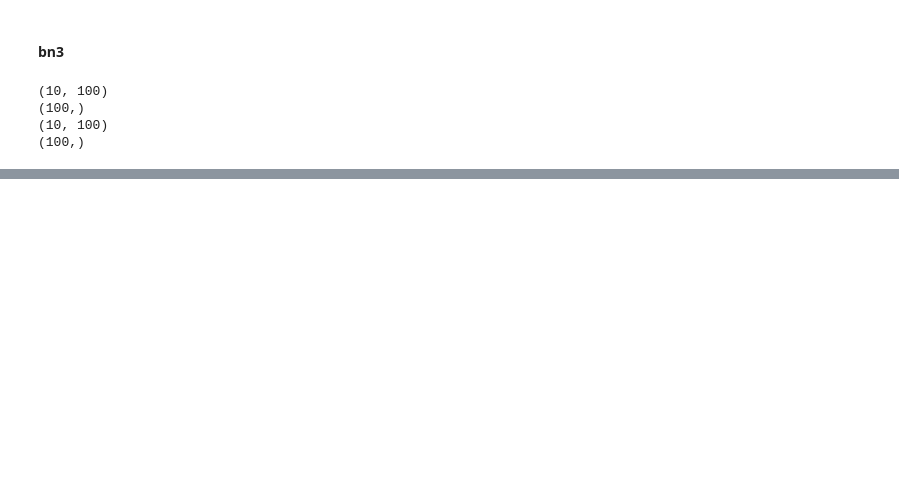
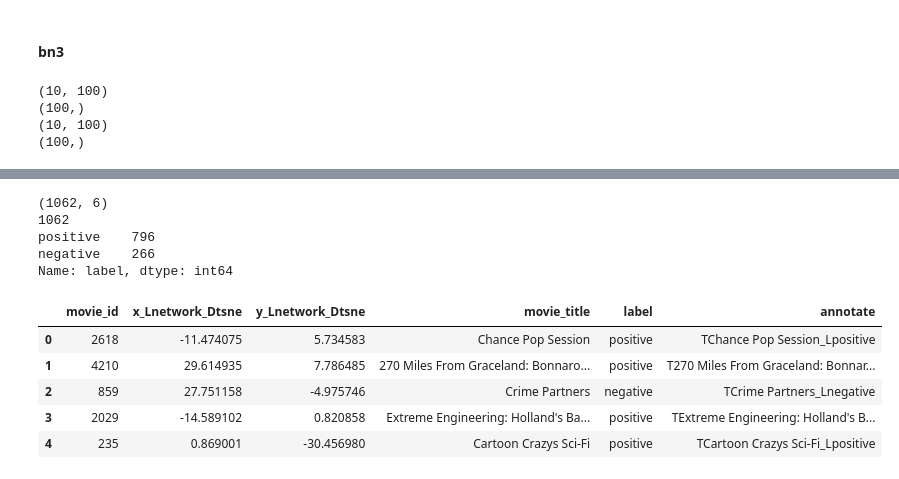
Before and after one commit to varunnathan/ML, a Jupyter notebook: KG_NetflixMovieRecommendation_April30/NN_Regression_Activation_Visualization_BertEmbeddings.ipynb, the cells around one changed output, grey strips where cells are left out. Drawn from its saved outputs; the diff is of its cells as text; code cells hidden in the pictures; blank space fills up the shorter version.

```diff
--- a/KG_NetflixMovieRecommendation_April30/NN_Regression_Activation_Visualization_BertEmbeddings.ipynb
+++ b/KG_NetflixMovieRecommendation_April30/NN_Regression_Activation_Visualization_BertEmbeddings.ipynb
@@ -754,0 +768,29 @@ plot_scatter_intermediate_outputs(activations['bn1'], 'bn1')
+# %%
+cols = ['movie_id', 'x_Lnetwork_Dtsne', 'y_Lnetwork_Dtsne', 'movie_title', 'label']
+tmp = pred_df.groupby('movie_id')['label'].nunique().rename('num_label').reset_index()
+mask = tmp['num_label'] == 1
+uni_movies = tmp.loc[mask, 'movie_id'].tolist()
+mask = pred_df['movie_id'].isin(uni_movies)
+movie_df = pred_df.loc[mask, cols]
+movie_df.drop_duplicates(inplace=True)
+movie_df.reset_index(drop=True, inplace=True)
+movie_df['annotate'] = list(map(lambda x, y: 'T' + x + '_L' + y, movie_df['movie_title'], movie_df['label']))
+movie_df = movie_df.sample(frac=1.).reset_index(drop=True)
+del tmp, uni_movies
+
+print(movie_df.shape)
+print(movie_df['movie_id'].nunique())
+print(movie_df['label'].value_counts())
+movie_df.head()
+# %% [output]
+(1062, 6)
+1062
+positive    796
+negative    266
+Name: label, dtype: int64
+|  | movie_id | x_Lnetwork_Dtsne | y_Lnetwork_Dtsne | movie_title | label | annotate |
+| 0 | 2618 | -11.474075 | 5.734583 | Chance Pop Session | positive | TChance Pop Session_Lpositive |
+| 1 | 4210 | 29.614935 | 7.786485 | 270 Miles From Graceland: Bonnaro... | positive | T270 Miles From Graceland: Bonnar... |
+| 2 | 859 | 27.751158 | -4.975746 | Crime Partners | negative | TCrime Partners_Lnegative |
+| 3 | 2029 | -14.589102 | 0.820858 | Extreme Engineering: Holland's Ba... | positive | TExtreme Engineering: Holland's B... |
+| 4 | 235 | 0.869001 | -30.456980 | Cartoon Crazys Sci-Fi | positive | TCartoon Crazys Sci-Fi_Lpositive |
```
Also changed, not shown: parts of 30 cells of this notebook.
